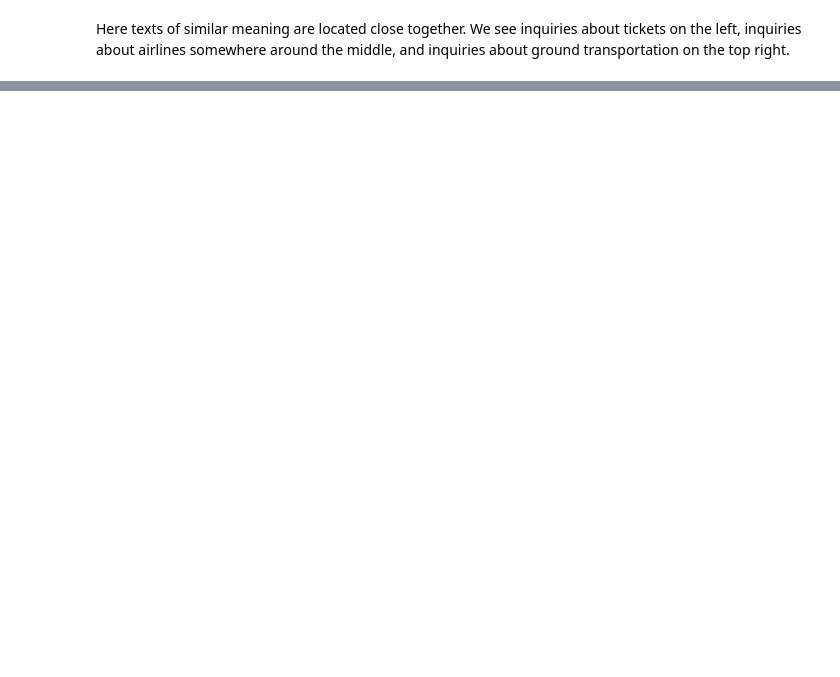
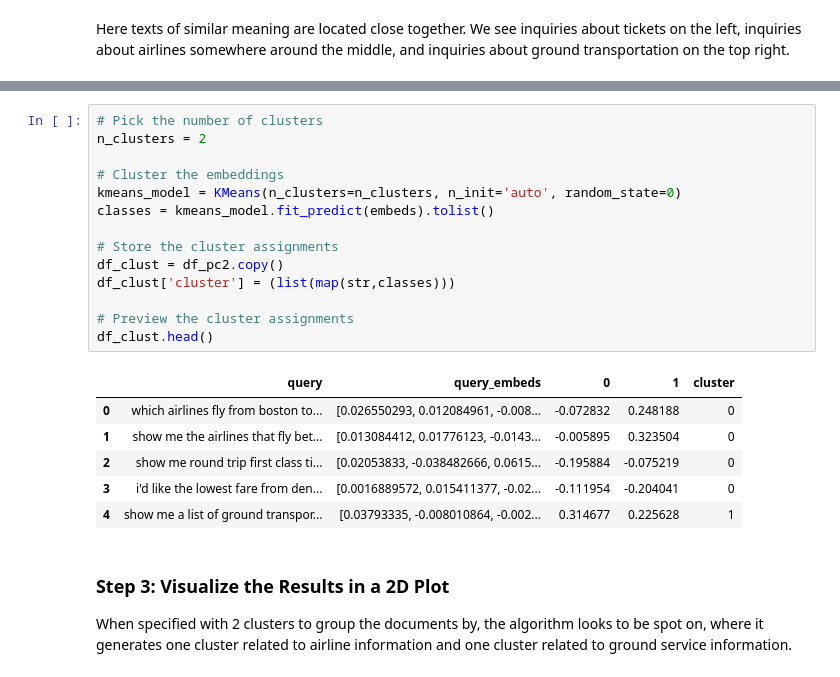
Before and after one commit to cohere-ai/notebooks, a Jupyter notebook: notebooks/llmu/Visualizing_Text_Embeddings.ipynb, the cells around one changed output, grey strips where cells are left out. Cells and saved outputs as stored; diff of their text form; blank space fills up the shorter version.

```diff
--- a/notebooks/llmu/Visualizing_Text_Embeddings.ipynb
+++ b/notebooks/llmu/Visualizing_Text_Embeddings.ipynb
@@ -263 +319,26 @@ Clustering is a process of grouping similar documents into clusters. It is used
+# %%
+# Pick the number of clusters
+n_clusters = 2
+
+# Cluster the embeddings
+kmeans_model = KMeans(n_clusters=n_clusters, n_init='auto', random_state=0)
+classes = kmeans_model.fit_predict(embeds).tolist()
+
+# Store the cluster assignments
+df_clust = df_pc2.copy()
+df_clust['cluster'] = (list(map(str,classes)))
+
+# Preview the cluster assignments
+df_clust.head()
+# %% [output]
+|  | query | query_embeds | 0 | 1 | cluster |
+| 0 | which airlines fly from boston to... | [0.026550293, 0.012084961, -0.008... | -0.072832 | 0.248188 | 0 |
+| 1 | show me the airlines that fly bet... | [0.013084412, 0.01776123, -0.0143... | -0.005895 | 0.323504 | 0 |
+| 2 | show me round trip first class ti... | [0.02053833, -0.038482666, 0.0615... | -0.195884 | -0.075219 | 0 |
+| 3 | i'd like the lowest fare from den... | [0.0016889572, 0.015411377, -0.02... | -0.111954 | -0.204041 | 0 |
+| 4 | show me a list of ground transpor... | [0.03793335, -0.008010864, -0.002... | 0.314677 | 0.225628 | 1 |
+# %% [markdown]
+### Step 3: Visualize the Results in a 2D Plot
+
+When specified with 2 clusters to group the documents by, the algorithm looks to be spot on, where it generates one cluster related to airline information and one cluster related to ground service information.
 # %%
```
Also changed, not shown: parts of 62 cells of this notebook, 12 other files.
